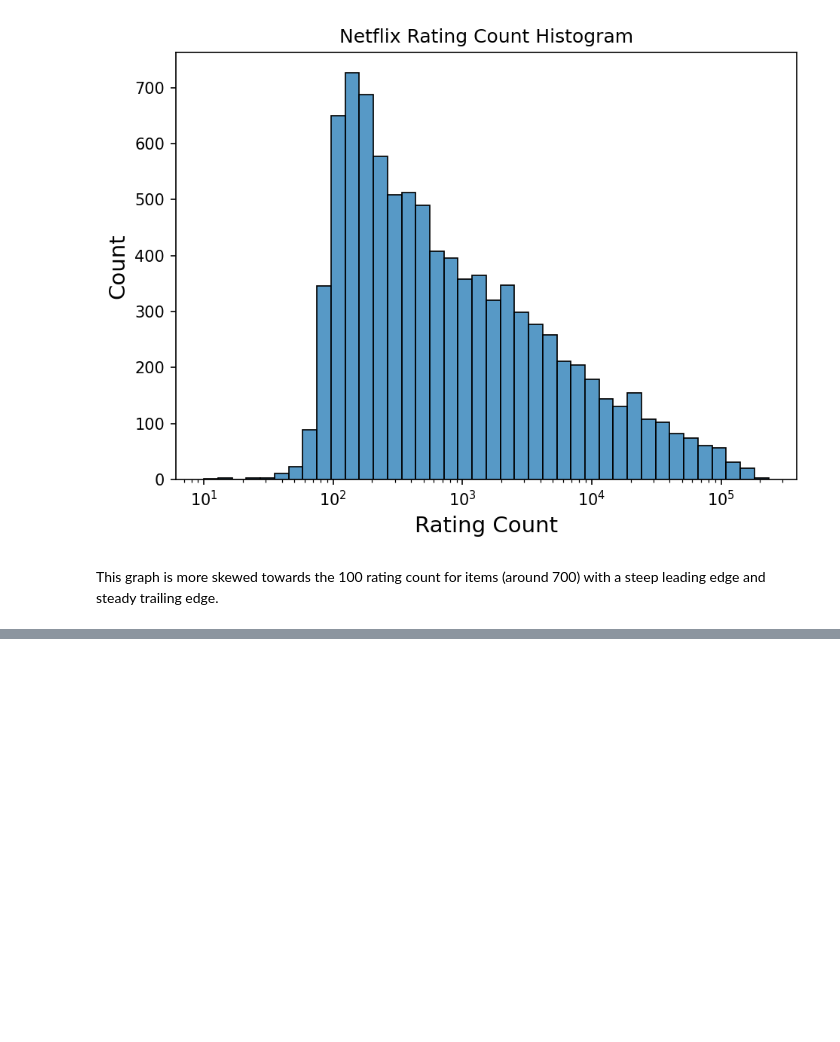
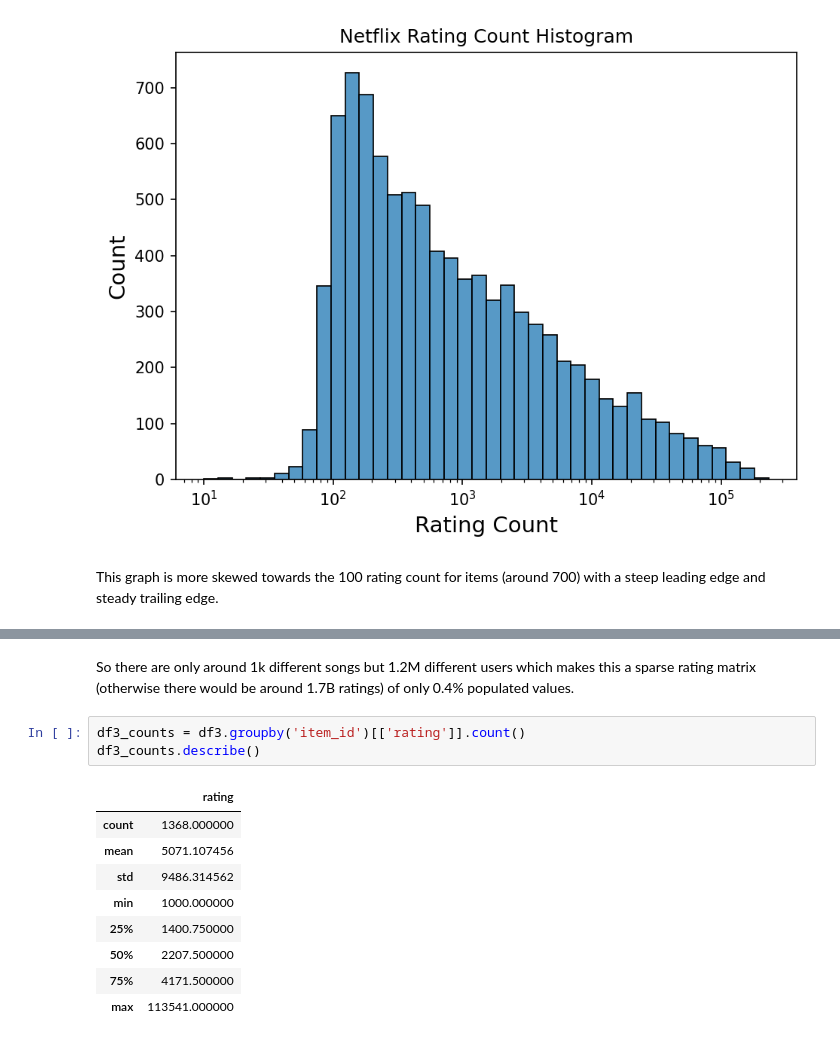
Before and after one commit to jmfb/csc6711-project2, a Jupyter notebook: Project2.ipynb, the cells around one changed output, grey strips where cells are left out. Drawn from its saved outputs; the diff is of its cells as text; blank space fills up the shorter version.

```diff
--- a/Project2.ipynb
+++ b/Project2.ipynb
@@ -205,0 +273,15 @@ This graph is more skewed towards the 100 rating count for items (around 700) wi
+# %% [markdown]
+So there are only around 1k different songs but 1.2M different users which makes this a sparse rating matrix (otherwise there would be around 1.7B ratings) of only 0.4% populated values.
+# %%
+df3_counts = df3.groupby('item_id')[['rating']].count()
+df3_counts.describe()
+# %% [output]
+|  | rating |
+| count | 1368.000000 |
+| mean | 5071.107456 |
+| std | 9486.314562 |
+| min | 1000.000000 |
+| 25% | 1400.750000 |
+| 50% | 2207.500000 |
+| 75% | 4171.500000 |
+| max | 113541.000000 |
```
Also changed, not shown: parts of 10 cells of this notebook.
